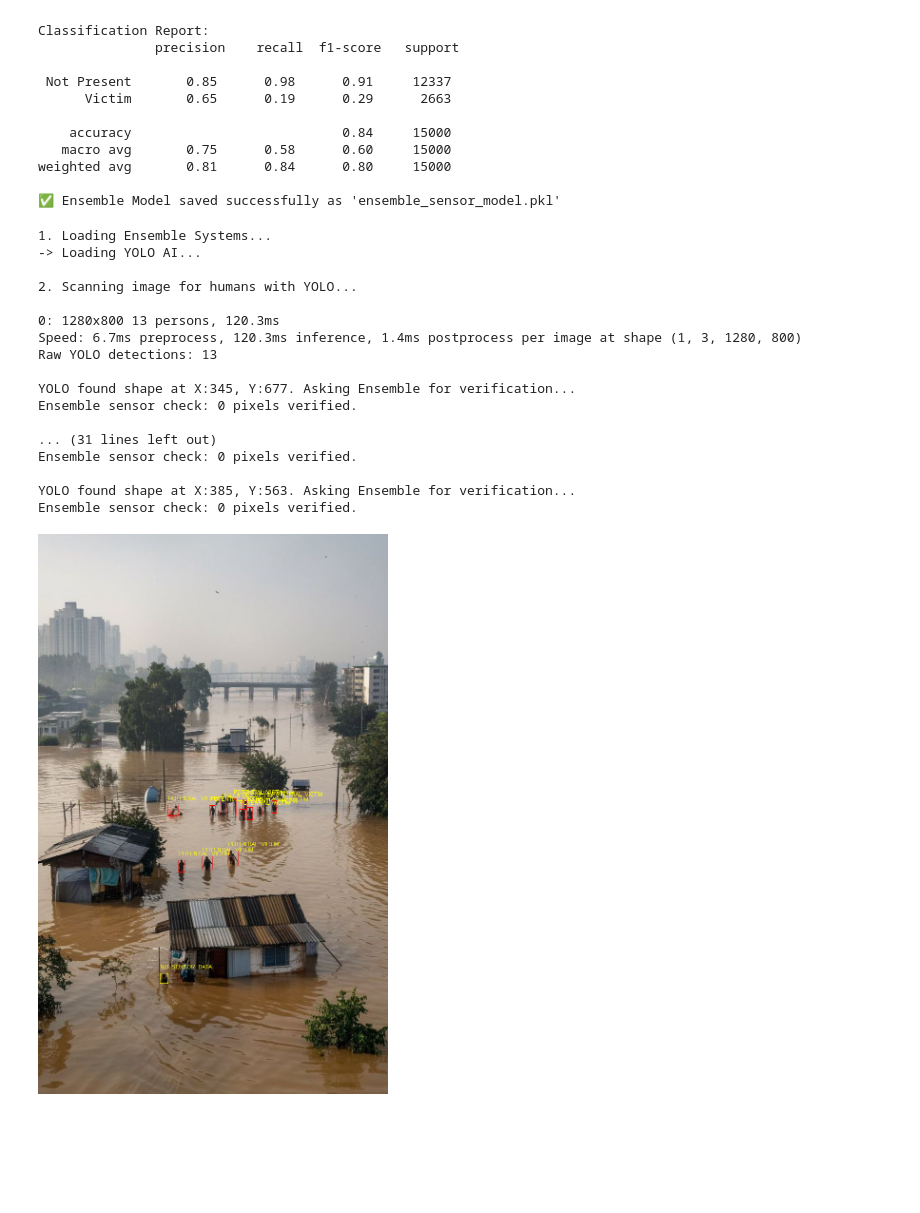
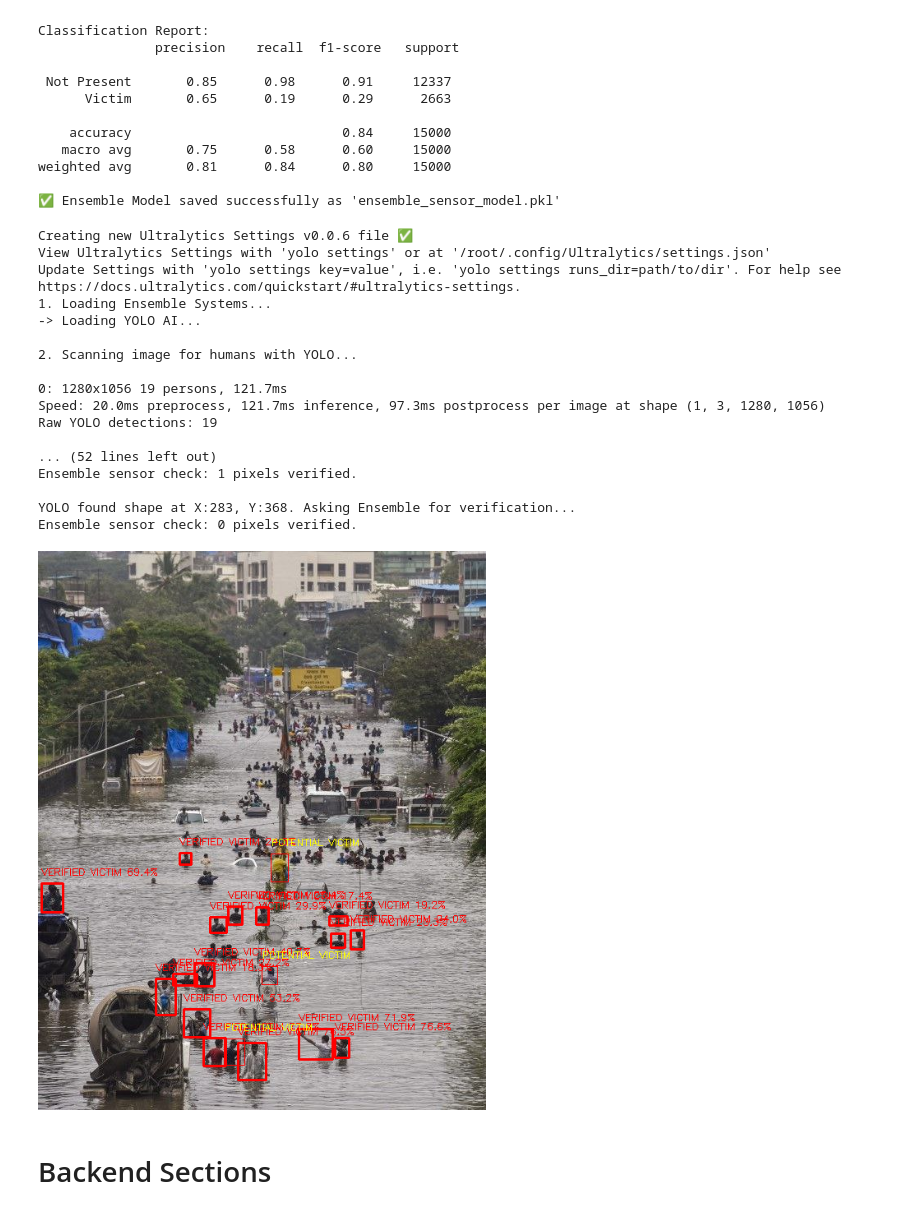
Before and after one commit to itzsudipta/AI-powered-TOF-Drone-System, a Jupyter notebook: Ensemble learning model/main.ipynb, the cells around one changed output. Drawn from its saved outputs; the diff is of its cells as text; code cells hidden in the pictures; blank space fills up the shorter version.

Commit message:
feat : added backend with the frontend

```diff
--- a/Ensemble learning model/main.ipynb
+++ b/Ensemble learning model/main.ipynb
@@ -32,7 +32,7 @@ import warnings
 warnings.filterwarnings("ignore")
 
 # 1. Load the modified dataset
-data = pd.read_csv("fused_sensor_training_data_high_altitude.csv")
+data = pd.read_csv("/content/fused_sensor_training_data_high_altitude.csv")
 
 # 2. Define Features and Labels
 X = data[['Pixel_X', 'Pixel_Y', 'Depth_mm', 'Temperature_C', 'ToF_Amplitude']]
@@ -92,14 +92,14 @@ from google.colab.patches import cv2_imshow
 print("1. Loading Ensemble Systems...")
 # Load the ENSEMBLE model and the CSV
 ensemble_model = joblib.load('ensemble_sensor_model.pkl')
-sensor_data = pd.read_csv('modified_fused_sensor_data.csv')
+sensor_data = pd.read_csv('/content/fused_sensor_training_data_high_altitude.csv')
 
 # Load YOLO
 print("-> Loading YOLO AI...")
 yolo_model = YOLO('yolov8l.pt') # Downloads the large model automatically
 
 # >>> IMPORTANT: Change this to the exact name of your uploaded image <<<
-image_name = 'photo_2026-04-03_17-13-00.jpg'
+image_name = '/content/data/photo_2026-03-20_01-36-35.jpg'
 
 if not os.path.exists(image_name):
     print(f"ERROR: Image '{image_name}' not found. Did you upload it in Step 2?")
@@ -136,41 +136,43 @@ else:
                 human_pixel_count = (predictions == 'Victim').sum()
 
                 print(f"Ensemble sensor check: {human_pixel_count} pixels verified.")
 
                 if human_pixel_count>0: #* Confirmed by both YOLO and the Ensemble
 
                     cv2.rectangle(image, (x, y), (x + w, y + h), (0, 0, 255), 2)
                     cv2.putText(image, f"VERIFIED VICTIM {confidence:.1f}%", (x, y - 10),
                                 cv2.FONT_HERSHEY_SIMPLEX, 0.4, (0, 0, 255), 1)
                 elif human_pixel_count==0: #* Rechecking is needed coz only one model identified the victims(YOLOV8) not by ensemble learning model
 
                     cv2.rectangle(image, (x, y), (x + w, y + h), (0, 0, 255), 1)
                     cv2.putText(image, "POTENTIAL VICTIM", (x, y - 10),
                                 cv2.FONT_HERSHEY_SIMPLEX, 0.4, (0, 255, 255), 1)
             else:
                 print("No sensor data found in this exact pixel region.")
                 cv2.rectangle(image, (x, y), (x + w, y + h), (0, 255, 255), 1)
                 cv2.putText(image, "NO SENSOR DATA", (x, y - 10),
                             cv2.FONT_HERSHEY_SIMPLEX, 0.4, (0, 255, 255), 1)
 
     # Display final annotated image
     cv2_imshow(image)
 # %% [output]
+Creating new Ultralytics Settings v0.0.6 file ✅
+View Ultralytics Settings with 'yolo settings' or at '/root/.config/Ultralytics/settings.json'
+Update Settings with 'yolo settings key=value', i.e. 'yolo settings runs_dir=path/to/dir'. For help see https://docs.ultralytics.com/quickstart/#ultralytics-settings.
 1. Loading Ensemble Systems...
 -> Loading YOLO AI...
 
 2. Scanning image for humans with YOLO...
 
-0: 1280x800 13 persons, 120.3ms
-Speed: 6.7ms preprocess, 120.3ms inference, 1.4ms postprocess per image at shape (1, 3, 1280, 800)
-Raw YOLO detections: 13
+0: 1280x1056 19 persons, 121.7ms
+Speed: 20.0ms preprocess, 121.7ms inference, 97.3ms postprocess per image at shape (1, 3, 1280, 1056)
+Raw YOLO detections: 19
 
-YOLO found shape at X:345, Y:677. Asking Ensemble for verification...
+... (52 lines left out)
+Ensemble sensor check: 1 pixels verified.
+
+YOLO found shape at X:283, Y:368. Asking Ensemble for verification...
 Ensemble sensor check: 0 pixels verified.
-
-... (31 lines left out)
-Ensemble sensor check: 0 pixels verified.
-
-YOLO found shape at X:385, Y:563. Asking Ensemble for verification...
-Ensemble sensor check: 0 pixels verified.
-[figure, old version]
+[figure, new version]
+# %% [markdown]
+# Backend Sections
```
Also changed, not shown: parts of 2 cells of this notebook, 5 other files.
